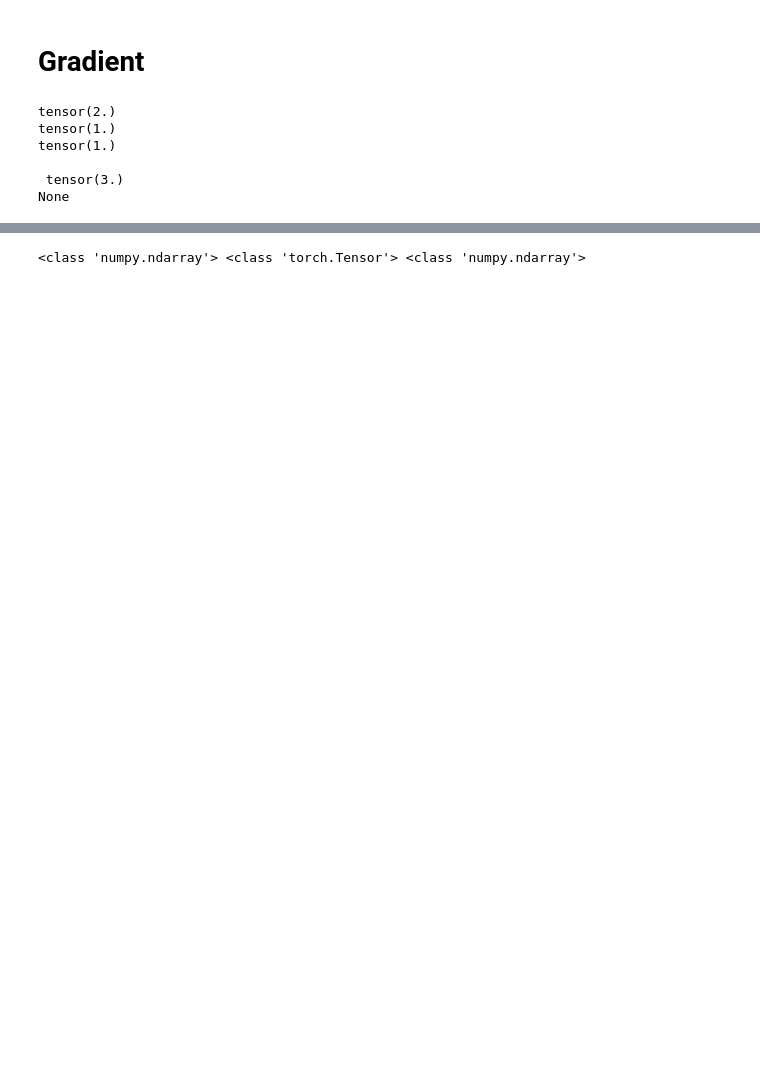
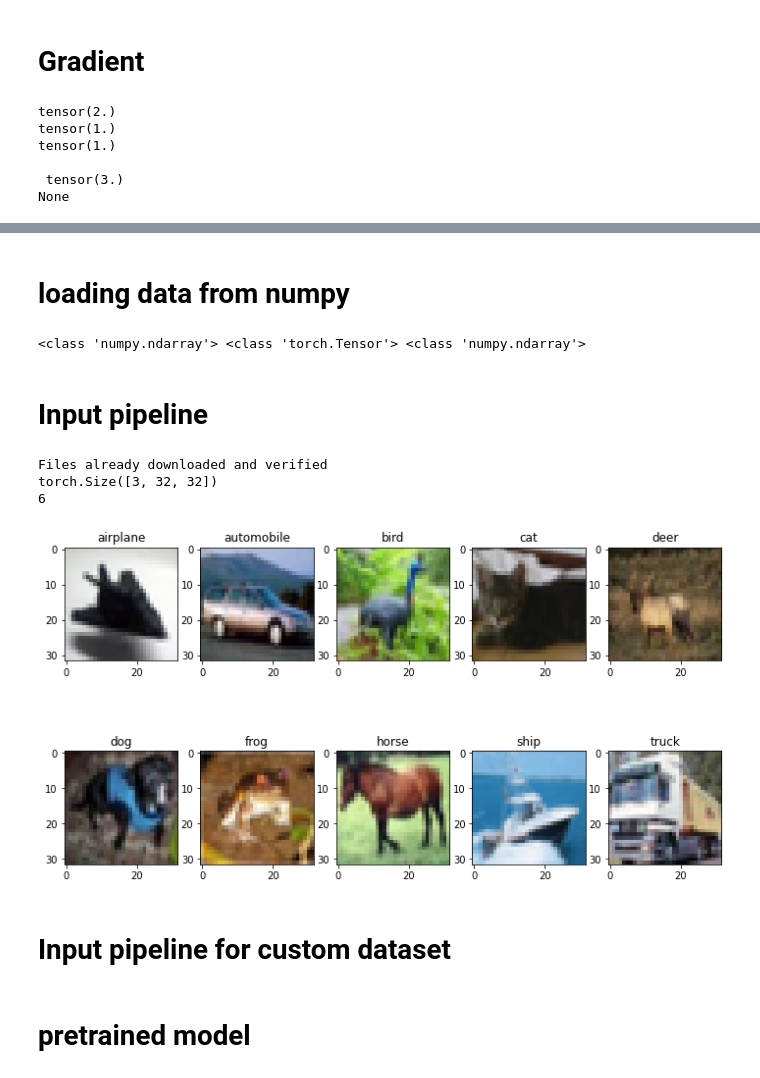
Before and after one commit to mahmoudta74/Pytorch_Tutorial, a Jupyter notebook: Basics.ipynb, the cells around one changed output, grey strips where cells are left out. Saved outputs shown, nothing was run; the diff lists cells and outputs as text; code cells hidden in the pictures; blank space fills up the shorter version.

```diff
--- a/Basics.ipynb
+++ b/Basics.ipynb
@@ -239,3 +239,5 @@ loss after 1 step optimization:  1.27118718624115
+# %% [markdown]
+# loading data from numpy
 # %%
 # Create a numpy array.
 x = np.array([[1, 2], [3, 4]])
@@ -249,3 +251,58 @@ z = y.numpy()
 print(type(x), type(y), type(z))
 # %% [output]
 <class 'numpy.ndarray'> <class 'torch.Tensor'> <class 'numpy.ndarray'>
+# %% [markdown]
+# Input pipeline
+# %%
+# Download and construct CIFAR-10 dataset.
+train_dataset = torchvision.datasets.CIFAR10(root='../../data/',
+                                             train=True,
+                                             transform=transforms.ToTensor(),
+                                             download=True)
+
+# Fetch one data pair (read data from disk).
+image, label = train_dataset[0]
+print (image.size())
+print (label,'\n')
+
+# 10 clases images
+class_name = ['airplane','automobile','bird','cat','deer','dog','frog','horse','ship','truck']
+plt.figure(figsize = (12,7))
+
+for i in range(10):
+  plt.subplot(2,5, 1 + i)
+
+  for j in range(100):
+    image, label = train_dataset[j]
+
+    if label == i :
+      to_pil = torchvision.transforms.ToPILImage()
+      img = to_pil(image)
+      plt.imshow(img)
+      plt.title(class_name[i])
+      break
+
+
+
+# Data loader (this provides queues and threads in a very simple way).
+train_loader = torch.utils.data.DataLoader(dataset=train_dataset,
+                                           batch_size=64,
+                                           shuffle=True)
+
+# When iteration starts, queue and thread start to load data from files.
+data_iter = iter(train_loader)
+
+# Mini-batch images and labels.
+images, labels = data_iter.next()
+
+# Actual usage of the data loader is as below.
+for images, labels in train_loader:
+    # Training code should be written here.
+    pass
+# %% [output]
+Files already downloaded and verified
+torch.Size([3, 32, 32])
+6
+[figure, added]
+# %% [markdown]
+# Input pipeline for custom dataset
@@ -251,0 +331,2 @@ print(type(x), type(y), type(z))
+# %% [markdown]
+# pretrained model
```
Also changed, not shown: parts of 5 cells of this notebook.
